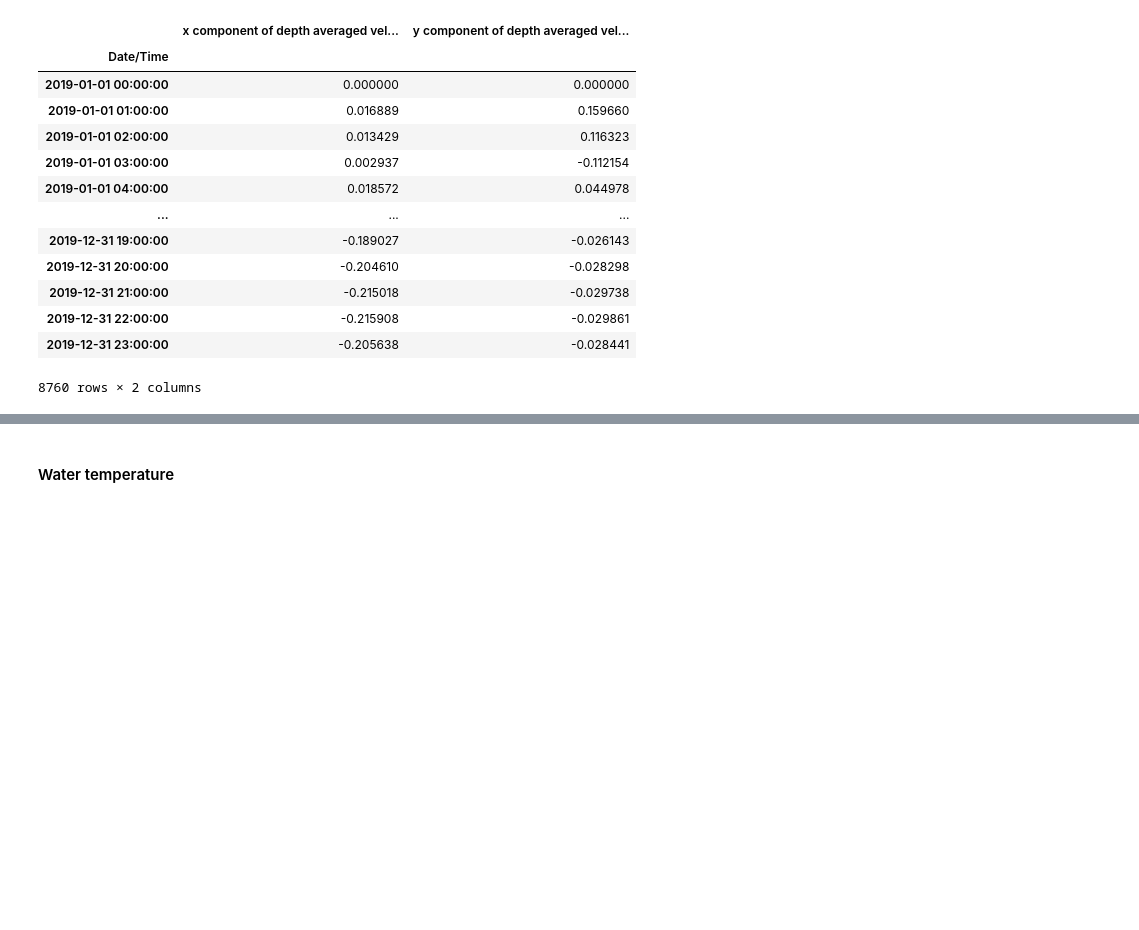
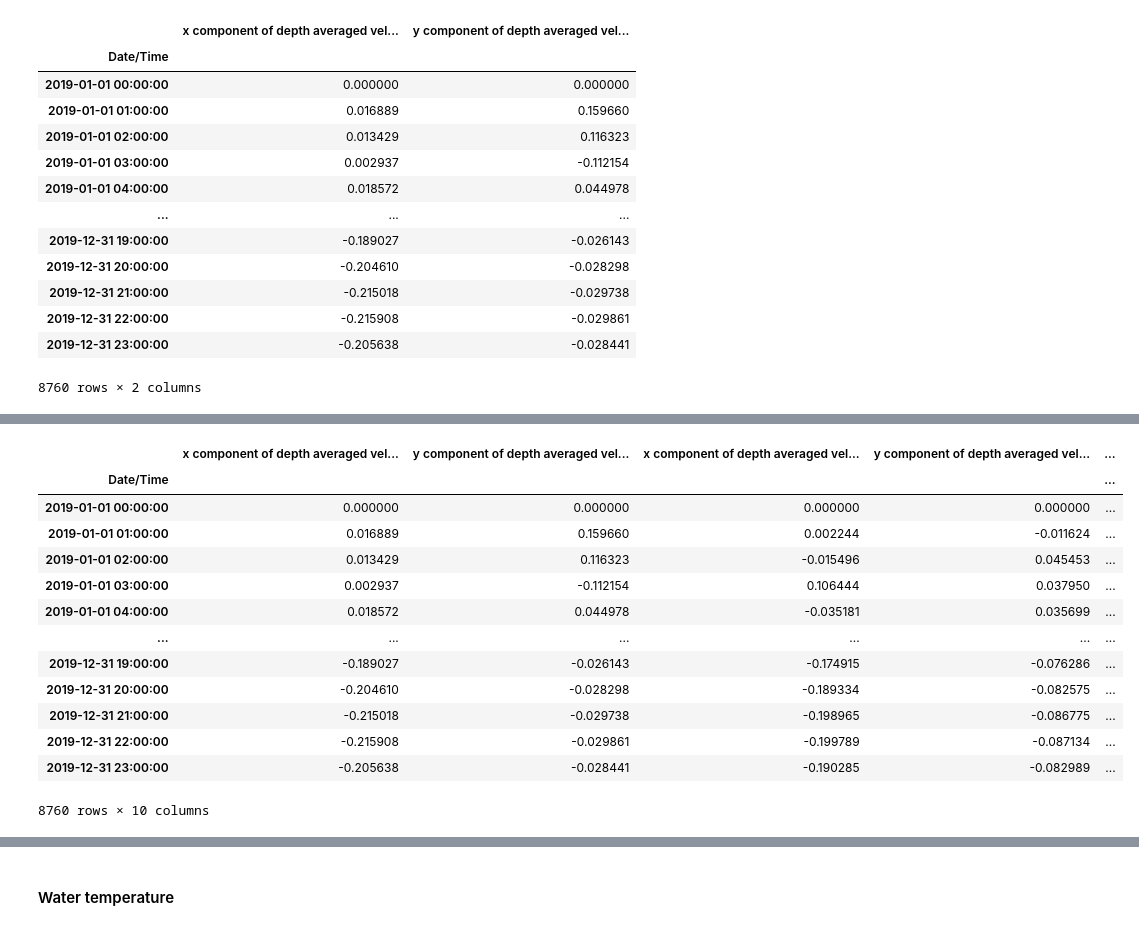
Before and after one commit to CostaNathan/doctorate, a Jupyter notebook: emissarios_dados.ipynb, the cells around one changed output, grey strips where cells are left out. Cells and saved outputs as stored; diff of their text form; code cells hidden in the pictures; blank space fills up the shorter version.

```diff
--- a/emissarios_dados.ipynb
+++ b/emissarios_dados.ipynb
@@ -1638,0 +1701,16 @@ DAV_xy_santos
+# %%
+DAV_x_pg2 = pd.read_csv('https://github.com/CostaNathan/doctorate/blob/3b5c4e5267b8ce423e5aaba871517fd833101eaa/data/DAV_xcomp_PG2.csv?raw=true', sep = ',', encoding='latin1', header = 0)
+DAV_x_pg2 = DAV_x_pg2.rename(columns={'date and time': 'Date/Time', 'x component of depth averaged velocity (m/s)':'x component of depth averaged velocity PG2 (m/s)'})
+DAV_x_pg2['Date/Time'] = pd.to_datetime(DAV_x_pg2['Date/Time'])
+DAV_x_pg2 = DAV_x_pg2.set_index(DAV_x_pg2['Date/Time'])
+DAV_x_pg2 = DAV_x_pg2.drop('Date/Time', axis = 1)
+
+DAV_y_pg2 = pd.read_csv('https://github.com/CostaNathan/doctorate/blob/3b5c4e5267b8ce423e5aaba871517fd833101eaa/data/DAV_ycomp_PG2.csv?raw=true', sep = ',', encoding='latin1', header = 0)
+DAV_y_pg2 = DAV_y_pg2.rename(columns={'date and time': 'Date/Time', 'y component of depth averaged velocity (m/s)':'y component of depth averaged velocity PG2 (m/s)'})
+DAV_y_pg2['Date/Time'] = pd.to_datetime(DAV_y_pg2['Date/Time'])
+DAV_y_pg2 = DAV_y_pg2.set_index(DAV_y_pg2['Date/Time'])
+DAV_y_pg2 = DAV_y_pg2.drop('Date/Time', axis = 1)
+
+
+DAV_xy_pg2 = pd.concat([DAV_x_pg2,DAV_y_pg2], axis = 1 )
+DAV_xy_pg2
@@ -1638,0 +1732,16 @@ DAV_xy_santos
+# %%
+DAV_x_pg3 = pd.read_csv('https://github.com/CostaNathan/doctorate/blob/3b5c4e5267b8ce423e5aaba871517fd833101eaa/data/DAV_xcomp_PG3.csv?raw=true', sep = ',', encoding='latin1', header = 0)
+DAV_x_pg3 = DAV_x_pg3.rename(columns={'date and time': 'Date/Time', 'x component of depth averaged velocity (m/s)':'x component of depth averaged velocity PG3 (m/s)'})
+DAV_x_pg3['Date/Time'] = pd.to_datetime(DAV_x_pg3['Date/Time'])
+DAV_x_pg3 = DAV_x_pg3.set_index(DAV_x_pg3['Date/Time'])
+DAV_x_pg3 = DAV_x_pg3.drop('Date/Time', axis = 1)
+
+DAV_y_pg3 = pd.read_csv('https://github.com/CostaNathan/doctorate/blob/3b5c4e5267b8ce423e5aaba871517fd833101eaa/data/DAV_ycomp_PG3.csv?raw=true', sep = ',', encoding='latin1', header = 0)
+DAV_y_pg3 = DAV_y_pg3.rename(columns={'date and time': 'Date/Time', 'y component of depth averaged velocity (m/s)':'y component of depth averaged velocity PG3 (m/s)'})
+DAV_y_pg3['Date/Time'] = pd.to_datetime(DAV_y_pg3['Date/Time'])
+DAV_y_pg3 = DAV_y_pg3.set_index(DAV_y_pg3['Date/Time'])
+DAV_y_pg3 = DAV_y_pg3.drop('Date/Time', axis = 1)
+
+
+DAV_xy_pg3 = pd.concat([DAV_x_pg3,DAV_y_pg3], axis = 1 )
+DAV_xy_pg3
@@ -1638,0 +1763,18 @@ DAV_xy_santos
+# %%
+DAV_xy_all = pd.concat([DAV_xy_santos, DAV_xy_guaruja, DAV_xy_pg1, DAV_xy_pg2, DAV_xy_pg3], axis = 1)
+DAV_xy_all
+# %% [output]
+|  | x component of depth averaged vel... | y component of depth averaged vel... | x component of depth averaged vel... | y component of depth averaged vel... | ... |
+| Date/Time |  |  |  |  | ... |
+| 2019-01-01 00:00:00 | 0.000000 | 0.000000 | 0.000000 | 0.000000 | ... |
+| 2019-01-01 01:00:00 | 0.016889 | 0.159660 | 0.002244 | -0.011624 | ... |
+| 2019-01-01 02:00:00 | 0.013429 | 0.116323 | -0.015496 | 0.045453 | ... |
+| 2019-01-01 03:00:00 | 0.002937 | -0.112154 | 0.106444 | 0.037950 | ... |
+| 2019-01-01 04:00:00 | 0.018572 | 0.044978 | -0.035181 | 0.035699 | ... |
+| ... | ... | ... | ... | ... | ... |
+| 2019-12-31 19:00:00 | -0.189027 | -0.026143 | -0.174915 | -0.076286 | ... |
+| 2019-12-31 20:00:00 | -0.204610 | -0.028298 | -0.189334 | -0.082575 | ... |
+| 2019-12-31 21:00:00 | -0.215018 | -0.029738 | -0.198965 | -0.086775 | ... |
+| 2019-12-31 22:00:00 | -0.215908 | -0.029861 | -0.199789 | -0.087134 | ... |
+| 2019-12-31 23:00:00 | -0.205638 | -0.028441 | -0.190285 | -0.082989 | ... |
+8760 rows × 10 columns
```
Also changed, not shown: parts of 7 cells of this notebook.
